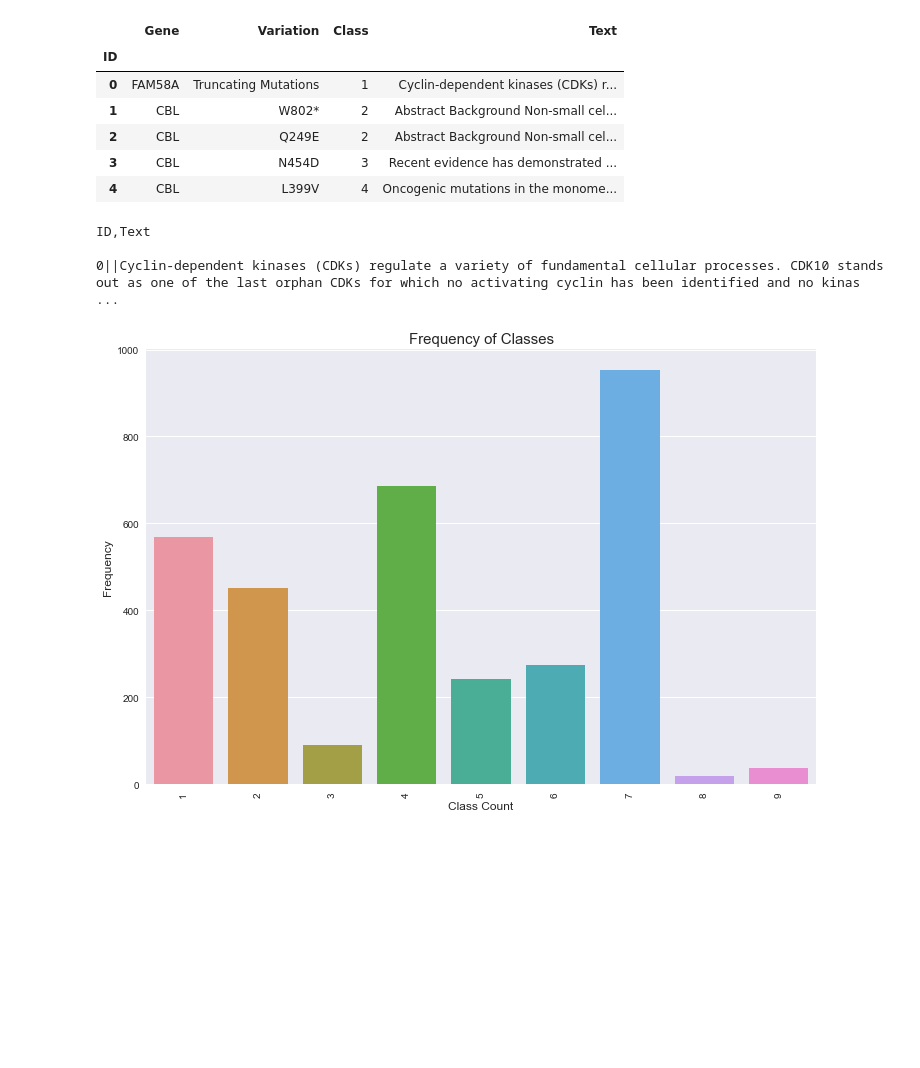
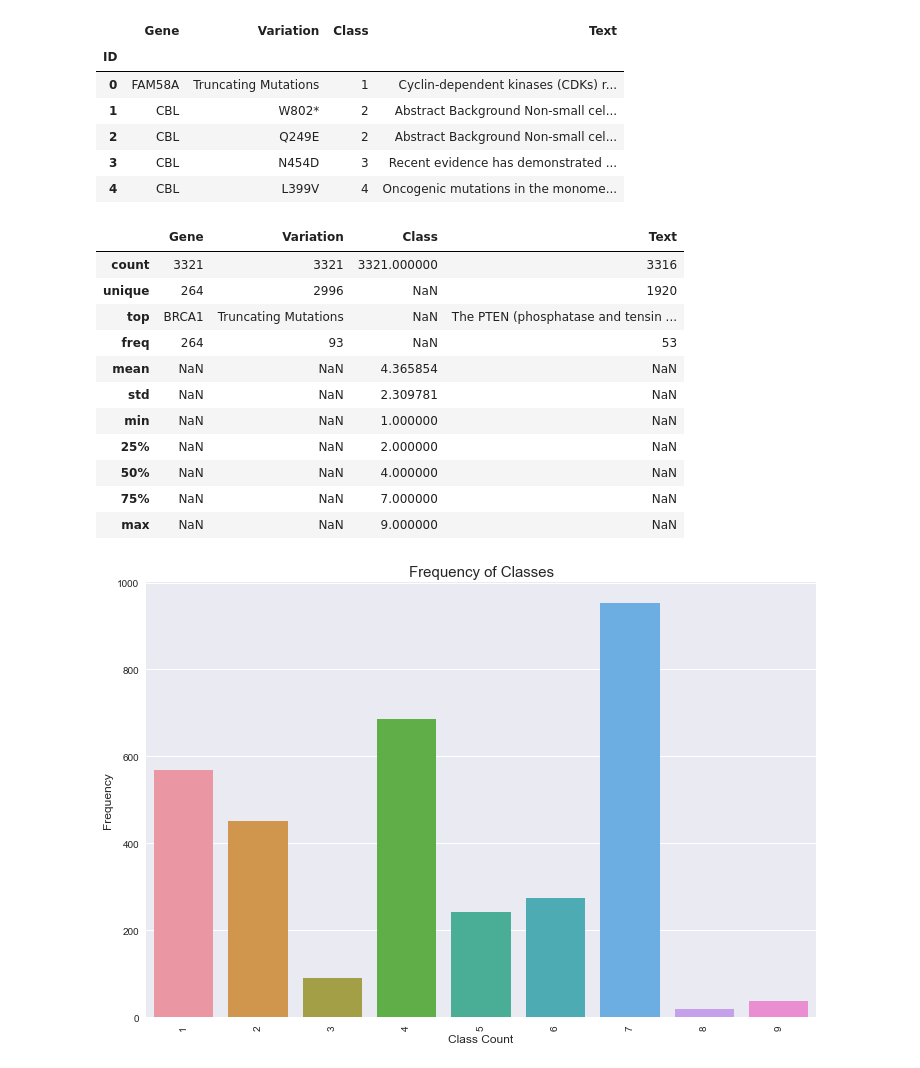
Before and after one commit to gita-vahdatinia/CancerAI, a Jupyter notebook: dataprocessing.ipynb, the cells around one changed output. Drawn from its saved outputs; the diff is of its cells as text; code cells hidden in the pictures; blank space fills up the shorter version.

Commit message:
Update data

```diff
--- a/dataprocessing.ipynb
+++ b/dataprocessing.ipynb
@@ -67,16 +67,27 @@ total_data.head()
 | 2 | CBL | Q249E | 2 | Abstract Background Non-small cel... |
 | 3 | CBL | N454D | 3 | Recent evidence has demonstrated ... |
 | 4 | CBL | L399V | 4 | Oncogenic mutations in the monome... |
+# %%
+total_data.describe(include='all')
+# %% [output]
+|  | Gene | Variation | Class | Text |
+| count | 3321 | 3321 | 3321.000000 | 3316 |
+| unique | 264 | 2996 | NaN | 1920 |
+| top | BRCA1 | Truncating Mutations | NaN | The PTEN (phosphatase and tensin ... |
+| freq | 264 | 93 | NaN | 53 |
+| mean | NaN | NaN | 4.365854 | NaN |
+| std | NaN | NaN | 2.309781 | NaN |
+| min | NaN | NaN | 1.000000 | NaN |
+| 25% | NaN | NaN | 2.000000 | NaN |
+| 50% | NaN | NaN | 4.000000 | NaN |
+| 75% | NaN | NaN | 7.000000 | NaN |
+| max | NaN | NaN | 9.000000 | NaN |
 # %%
 #print 1st row from training text dataframe
-with open("../input/training_text") as infile:
-    for i in range(0,2):
-        line = infile.readline()
-        print(line)
+# with open("../input/training_text") as infile:
+#     for i in range(0,2):
+#         line = infile.readline()
+#         print(line)
-# %% [output]
-ID,Text
-
-0||Cyclin-dependent kinases (CDKs) regulate a variety of fundamental cellular processes. CDK10 stands out as one of the last orphan CDKs for which no activating cyclin has been identified and no kinas ...
 # %%
 #frequenct of classes in training data
 plt.figure(figsize=(12,8))
```
Also changed, not shown: parts of 7 cells of this notebook.
